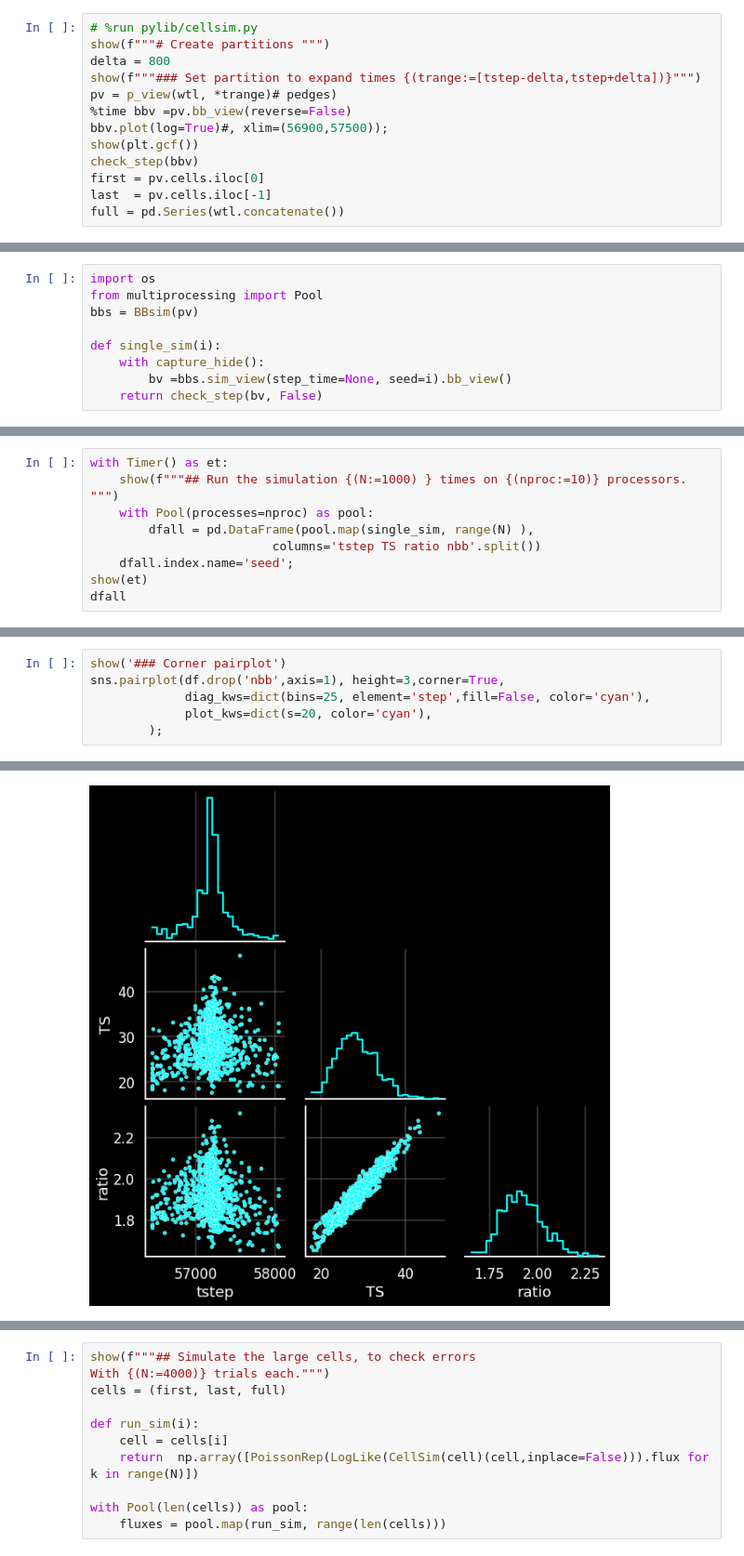
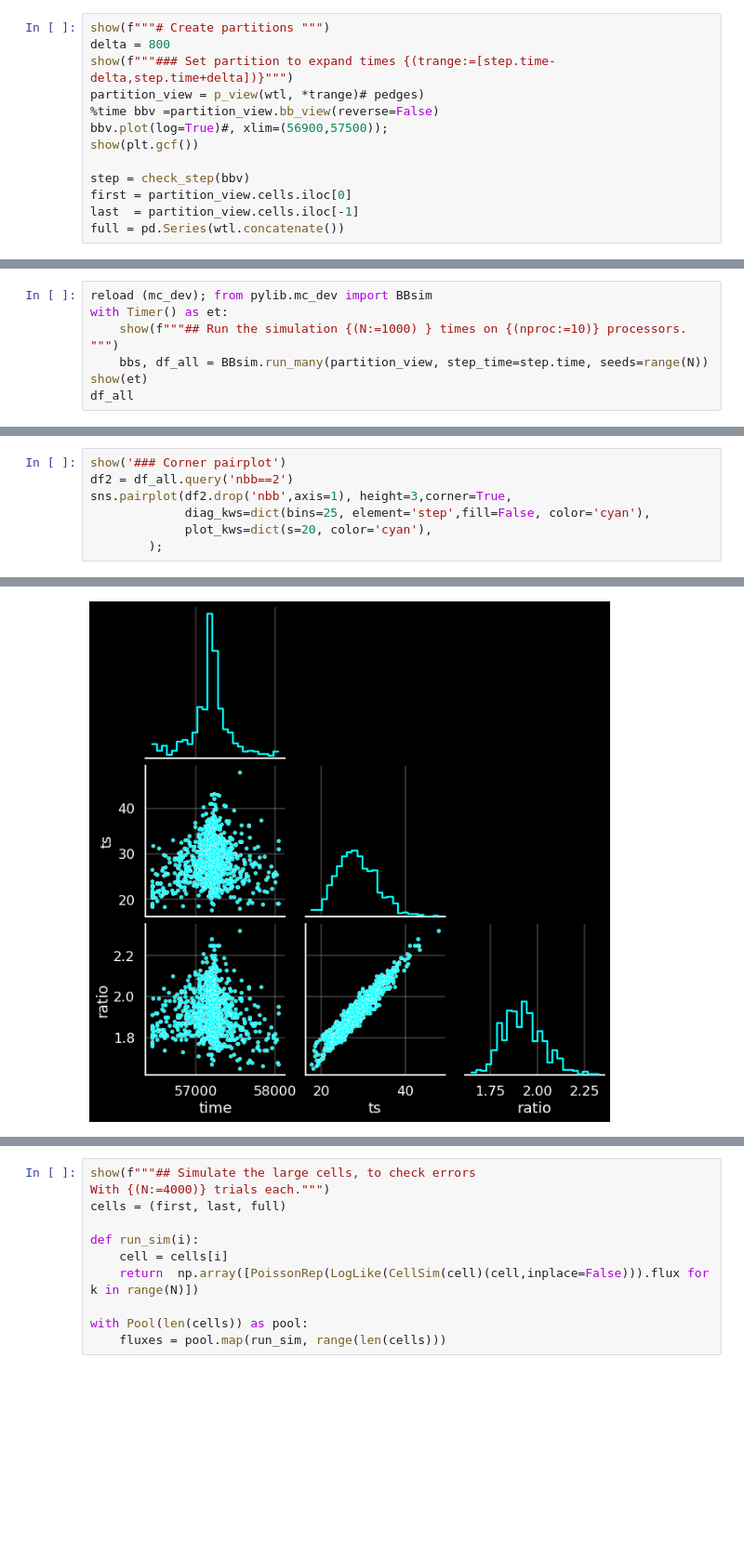
Before and after one commit to tburnett/agnsteps, a Jupyter notebook: Monte_Carlo.ipynb, the cells around one changed output, grey strips where cells are left out. Shown at 93% size. Saved outputs shown, nothing was run; the diff lists cells and outputs as text; blank space fills up the shorter version.

```diff
--- a/Monte_Carlo.ipynb
+++ b/Monte_Carlo.ipynb
@@ -67,17 +39,17 @@ TSvar = 23.1 for 2 blocks
 Single step observed at MJD 57245.0,
 ratio 1.79
 # %%
-# %run pylib/cellsim.py
 show(f"""# Create partitions """)
 delta = 800
-show(f"""### Set partition to expand times {(trange:=[tstep-delta,tstep+delta])}""")
-pv = p_view(wtl, *trange)# pedges)
-%time bbv =pv.bb_view(reverse=False)
+show(f"""### Set partition to expand times {(trange:=[step.time-delta,step.time+delta])}""")
+partition_view = p_view(wtl, *trange)# pedges)
+%time bbv =partition_view.bb_view(reverse=False)
 bbv.plot(log=True)#, xlim=(56900,57500));
 show(plt.gcf())
-check_step(bbv)
-first = pv.cells.iloc[0]
-last  = pv.cells.iloc[-1]
+
+step = check_step(bbv)
+first = partition_view.cells.iloc[0]
+last  = partition_view.cells.iloc[-1]
 full = pd.Series(wtl.concatenate())
 # %% [output]
 # Create partitions
@@ -92,12 +64,3 @@ Wall time: 970 ms
 TSvar = 23.5 for 2 blocks
 Single step observed at MJD 57196.0,
 ratio 1.80
-# %%
-import os
-from multiprocessing import Pool
-bbs = BBsim(pv)
-
-def single_sim(i):
-    with capture_hide():
-        bv =bbs.sim_view(step_time=None, seed=i).bb_view()
-    return check_step(bv, False)
@@ -107,9 +66,0 @@ Assume step at 57196
-# %%
-with Timer() as et:
-    show(f"""## Run the simulation {(N:=1000) } times on {(nproc:=10)} processors. """)
-    with Pool(processes=nproc) as pool:
-        dfall = pd.DataFrame(pool.map(single_sim, range(N) ),
-                         columns='tstep TS ratio nbb'.split())
-    dfall.index.name='seed';
-show(et)
-dfall
@@ -160,0 +67,7 @@ Number of BB cells<br>
+# %%
+reload (mc_dev); from pylib.mc_dev import BBsim
+with Timer() as et:
+    show(f"""## Run the simulation {(N:=1000) } times on {(nproc:=10)} processors. """)
+    bbs, df_all = BBsim.run_many(partition_view, step_time=step.time, seeds=range(N))
+show(et)
+df_all
@@ -161,12 +103,13 @@ Number of BB cells<br>
 # %%
 show('### Corner pairplot')
-sns.pairplot(df.drop('nbb',axis=1), height=3,corner=True,
+df2 = df_all.query('nbb==2')
+sns.pairplot(df2.drop('nbb',axis=1), height=3,corner=True,
              diag_kws=dict(bins=25, element='step',fill=False, color='cyan'),
              plot_kws=dict(s=20, color='cyan'),
         );
 # %% [output]
 ### Corner pairplot
-[figure, old version]
+[figure, new version]
 # %%
 show(f"""### Examine the first 10 nbb==3 cases """)
 from wtlike.lightcurve import flux_plot
```
Also changed, not shown: parts of 15 cells of this notebook, 3 other files.
